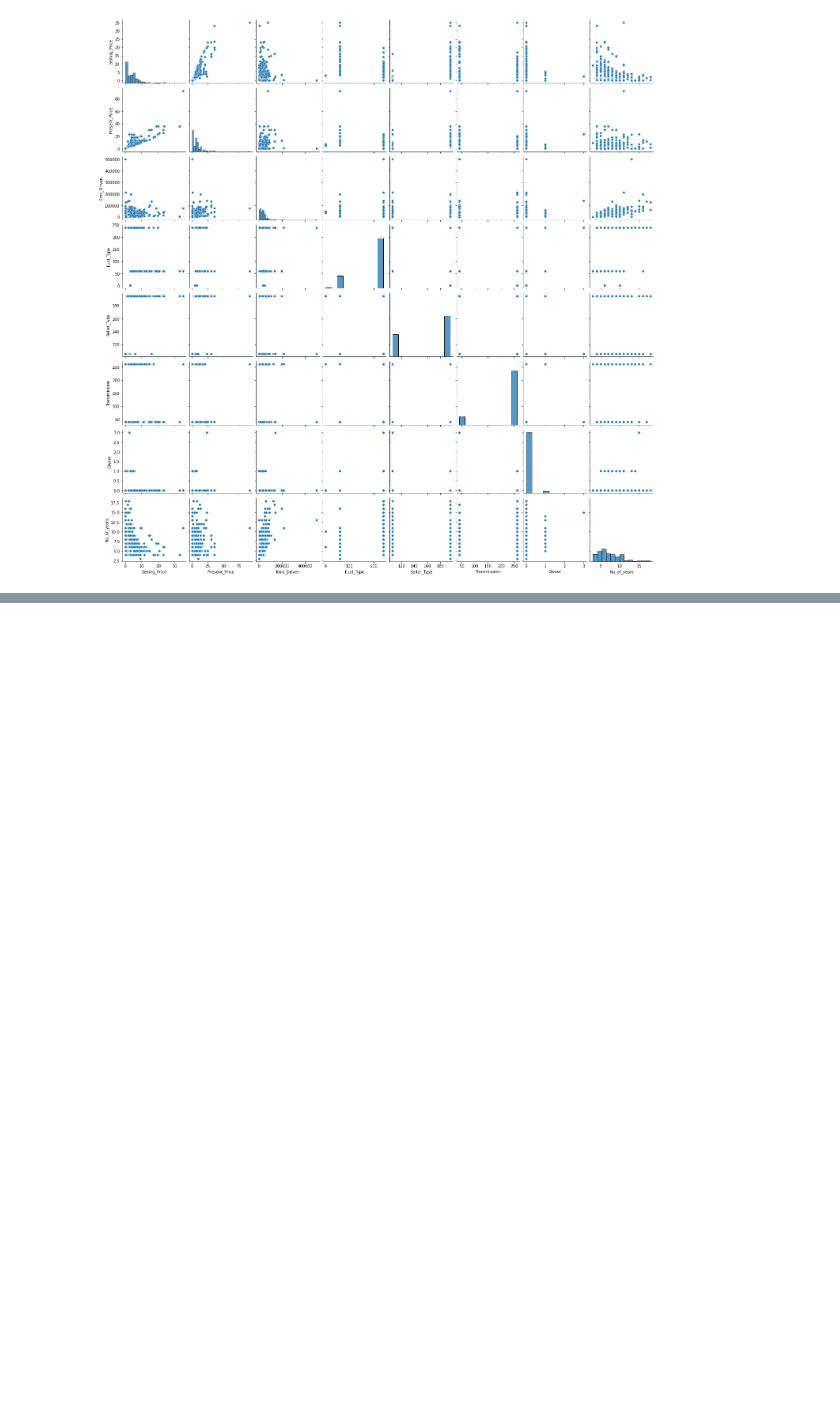
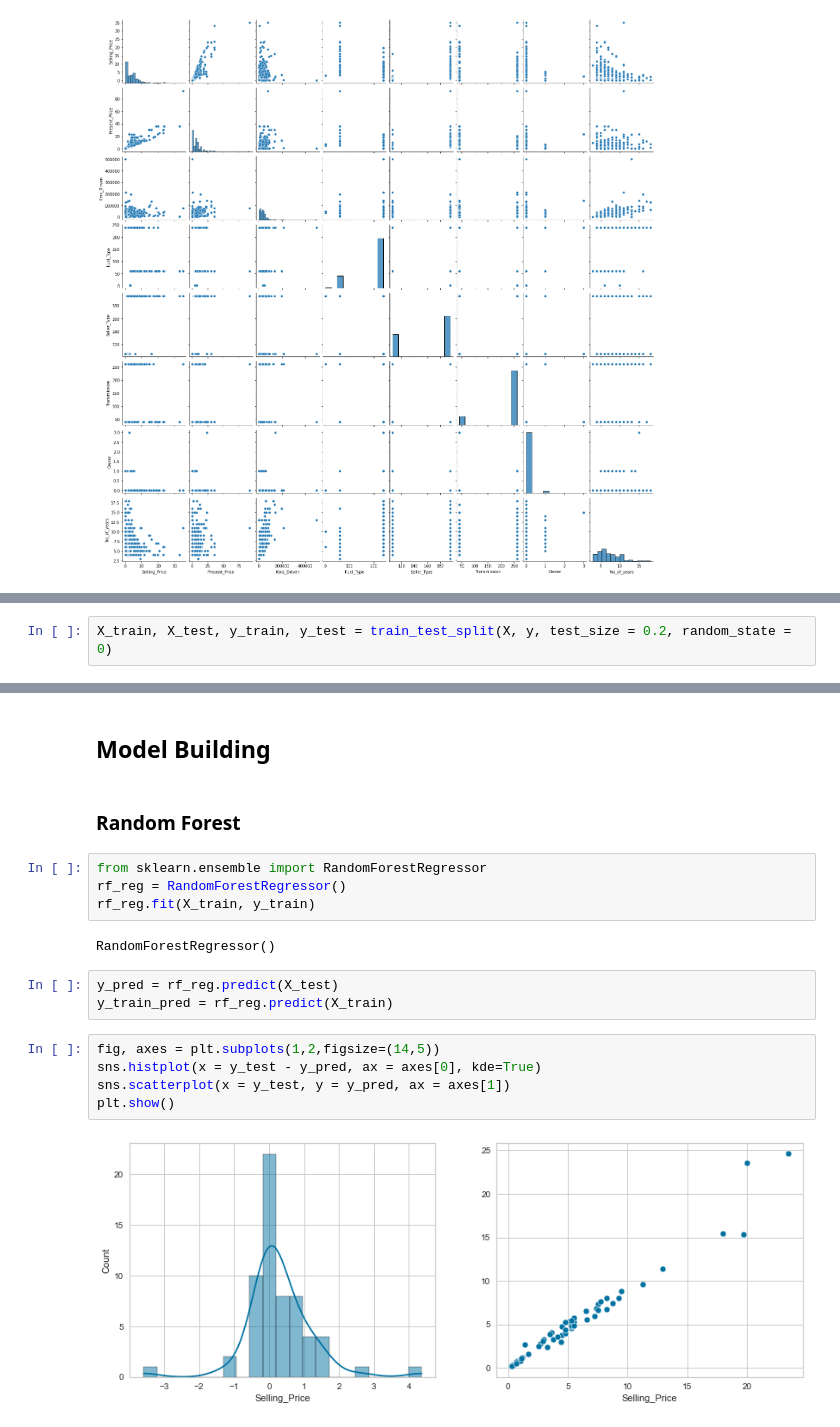
Before and after one commit to Thalapathy25/Pricefy, a Jupyter notebook: notebook/Car Price Analysis.ipynb, the cells around one changed output, grey strips where cells are left out. Cells and saved outputs as stored; diff of their text form; blank space fills up the shorter version.

Commit message:
Added Data Splitting & Model Building Section

```diff
--- a/notebook/Car Price Analysis.ipynb
+++ b/notebook/Car Price Analysis.ipynb
@@ -362,0 +391,2 @@ plt.show()
+# %%
+X_train, X_test, y_train, y_test = train_test_split(X, y, test_size = 0.2, random_state = 0)
@@ -362,0 +438,20 @@ plt.show()
+# %% [markdown]
+## Model Building
+# %% [markdown]
+### Random Forest
+# %%
+from sklearn.ensemble import RandomForestRegressor
+rf_reg = RandomForestRegressor()
+rf_reg.fit(X_train, y_train)
+# %% [output]
+RandomForestRegressor()
+# %%
+y_pred = rf_reg.predict(X_test)
+y_train_pred = rf_reg.predict(X_train)
+# %%
+fig, axes = plt.subplots(1,2,figsize=(14,5))
+sns.histplot(x = y_test - y_pred, ax = axes[0], kde=True)
+sns.scatterplot(x = y_test, y = y_pred, ax = axes[1])
+plt.show()
+# %% [output]
+[figure, added]
```
Also changed, not shown: parts of 32 cells of this notebook.
